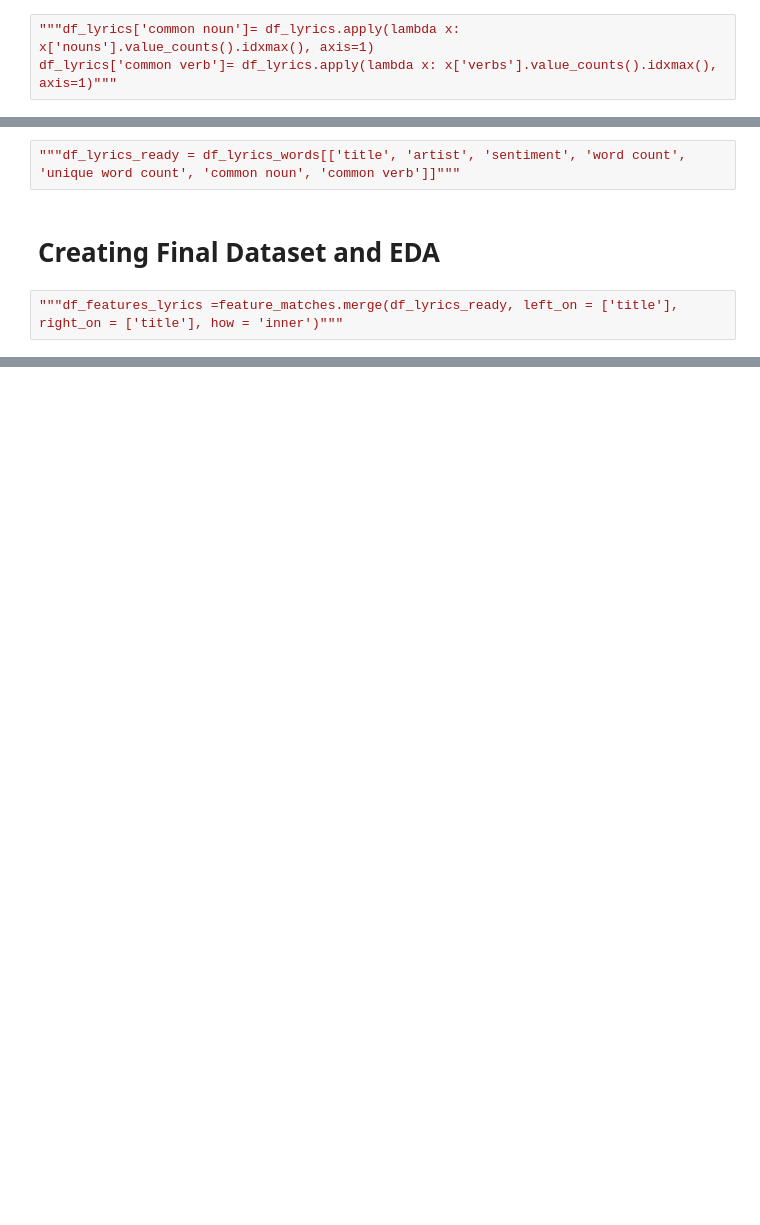
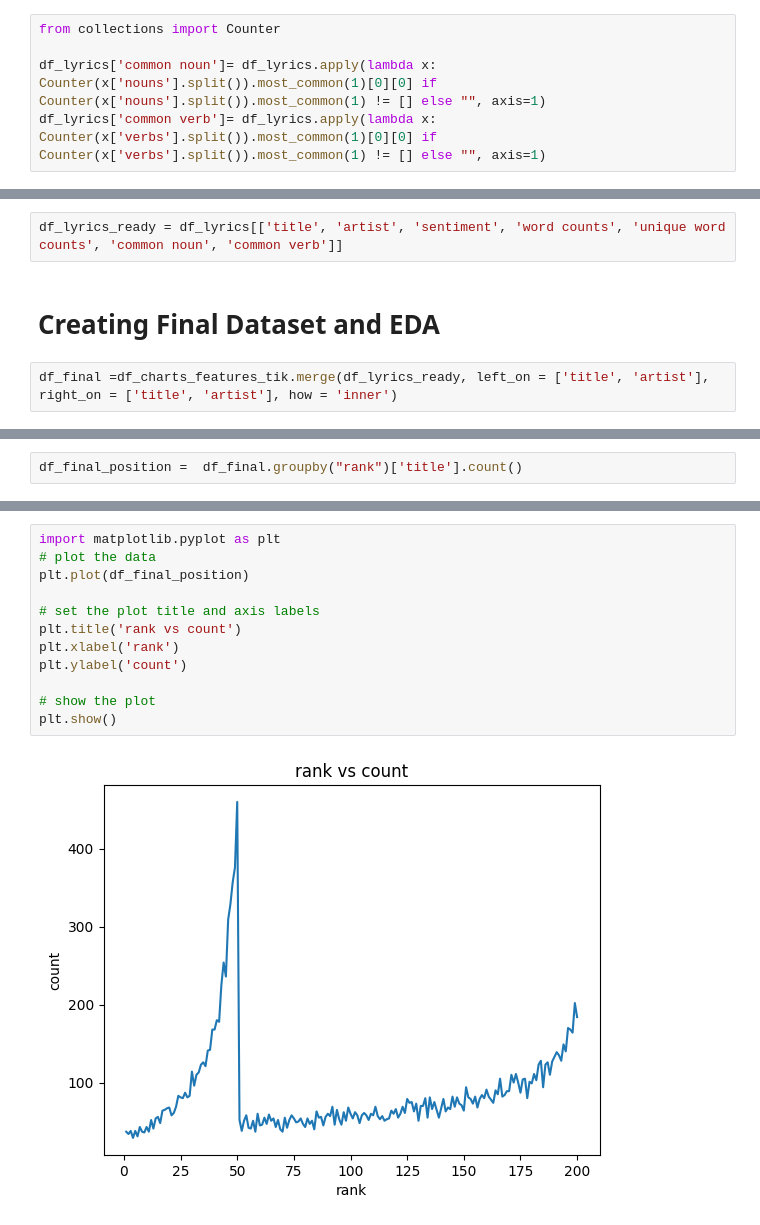
Before and after one commit to Joseph-Willem-Ricci/5450-final-project, a Jupyter notebook: CIS5450_Project.ipynb, the cells around one changed output, grey strips where cells are left out. Drawn from its saved outputs; the diff is of its cells as text; blank space fills up the shorter version.

Commit message:
lyrics updated, dataframes merged

```diff
--- a/CIS5450_Project.ipynb
+++ b/CIS5450_Project.ipynb
@@ -770,3 +1116,5 @@ df_lyrics['unique word counts'] = unique_word_counts
 # %%
-"""df_lyrics['common noun']= df_lyrics.apply(lambda x: x['nouns'].value_counts().idxmax(), axis=1)
-df_lyrics['common verb']= df_lyrics.apply(lambda x: x['verbs'].value_counts().idxmax(), axis=1)"""
+from collections import Counter
+
+df_lyrics['common noun']= df_lyrics.apply(lambda x: Counter(x['nouns'].split()).most_common(1)[0][0] if Counter(x['nouns'].split()).most_common(1) != [] else "", axis=1)
+df_lyrics['common verb']= df_lyrics.apply(lambda x: Counter(x['verbs'].split()).most_common(1)[0][0] if Counter(x['verbs'].split()).most_common(1) != [] else "", axis=1)
@@ -773,6 +1162,6 @@ df_lyrics['common verb']= df_lyrics.apply(lambda x: x['verbs'].value_counts().id
 # %%
-"""df_lyrics_ready = df_lyrics_words[['title', 'artist', 'sentiment', 'word count', 'unique word count', 'common noun', 'common verb']]"""
+df_lyrics_ready = df_lyrics[['title', 'artist', 'sentiment', 'word counts', 'unique word counts', 'common noun', 'common verb']]
 # %% [markdown]
 # Creating Final Dataset and EDA
 # %%
-"""df_features_lyrics =feature_matches.merge(df_lyrics_ready, left_on = ['title'], right_on = ['title'], how = 'inner')"""
+df_final =df_charts_features_tik.merge(df_lyrics_ready, left_on = ['title', 'artist'], right_on = ['title', 'artist'], how = 'inner')
@@ -780,0 +1202,2 @@ df_lyrics['common verb']= df_lyrics.apply(lambda x: x['verbs'].value_counts().id
+# %%
+df_final_position =  df_final.groupby("rank")['title'].count()
@@ -780,0 +1220,14 @@ df_lyrics['common verb']= df_lyrics.apply(lambda x: x['verbs'].value_counts().id
+# %%
+import matplotlib.pyplot as plt
+# plot the data
+plt.plot(df_final_position)
+
+# set the plot title and axis labels
+plt.title('rank vs count')
+plt.xlabel('rank')
+plt.ylabel('count')
+
+# show the plot
+plt.show()
+# %% [output]
+[figure, added]
```
Also changed, not shown: parts of 72 cells of this notebook.
